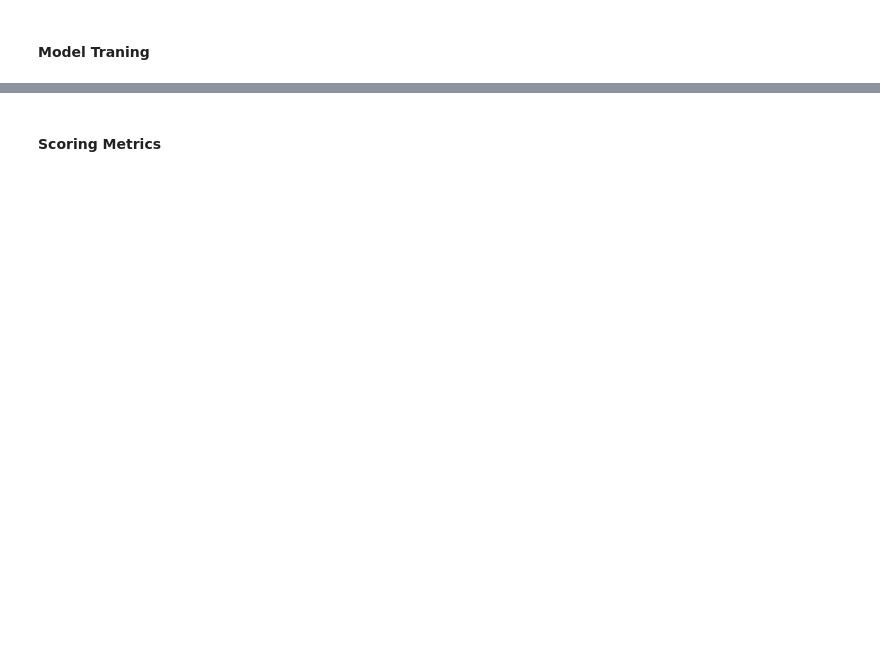
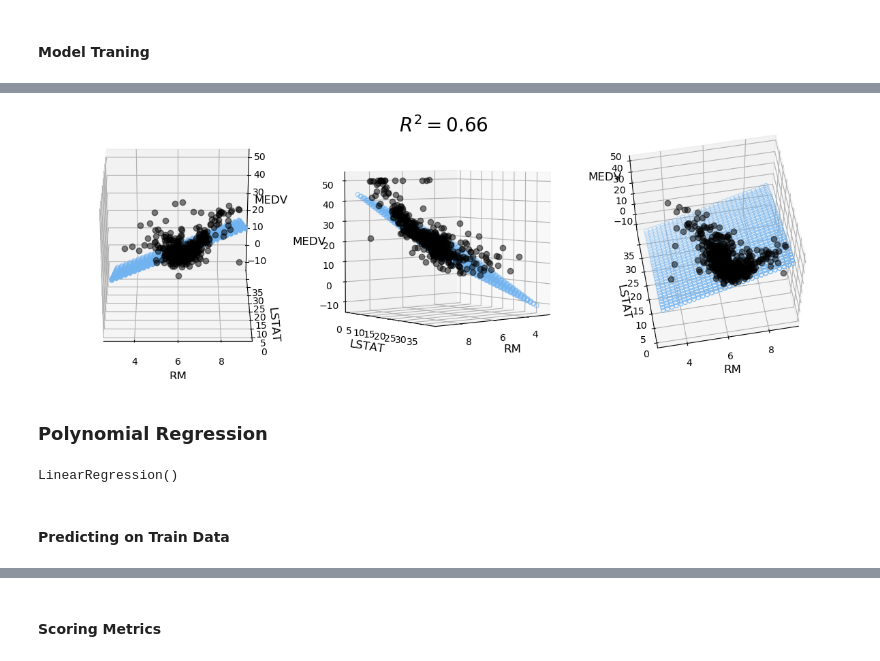
Before and after one commit to PrynsTag/Machine-Learning-Journey, a Jupyter notebook: 01 - Linear Regression/Linear Regression Exercise.ipynb, the cells around one changed output, grey strips where cells are left out. Saved outputs shown, nothing was run; the diff lists cells and outputs as text; code cells hidden in the pictures; blank space fills up the shorter version.

```diff
--- a/01 - Linear Regression/Linear Regression Exercise.ipynb
+++ b/01 - Linear Regression/Linear Regression Exercise.ipynb
@@ -194,0 +256,30 @@ predicted = regressor.predict(model_viz)
+# %%
+plt.style.use("default")
+
+fig = plt.figure(figsize=(12, 4))
+
+ax1 = fig.add_subplot(131, projection="3d")
+ax2 = fig.add_subplot(132, projection="3d")
+ax3 = fig.add_subplot(133, projection="3d")
+
+axes = [ax1, ax2, ax3]
+
+for ax in axes:
+    ax.plot(x, y, z, color="k", zorder=15, linestyle="none", marker="o", alpha=0.5)
+    ax.scatter(xx_pred.flatten(), yy_pred.flatten(), predicted, facecolor=(0,0,0,0), s=20, edgecolor="#70b3f0")
+    ax.set_xlabel("RM", fontsize=12)
+    ax.set_ylabel("LSTAT", fontsize=12)
+    ax.set_zlabel("MEDV", fontsize=12)
+    ax.locator_params(nbins=4, axis="x")
+    ax.locator_params(nbins=5, axis="x")
+
+ax1.view_init(elev=28, azim=-90)
+ax2.view_init(elev=4, azim=51)
+ax3.view_init(elev=60, azim=-100)
+
+fig.suptitle("$R^2 = %.2f$" % r2_test, fontsize=20)
+
+fig.tight_layout()
+fig.savefig("3D_lin_reg.png")
+# %% [output]
+[figure, added]
@@ -194,0 +290,11 @@ predicted = regressor.predict(model_viz)
+# %% [markdown]
+### Polynomial Regression
+# %%
+poly_reg = PolynomialFeatures(degree=2)
+X_poly = poly_reg.fit_transform(X_train)
+lin_reg = LinearRegression()
+lin_reg.fit(X_poly, y_train)
+# %% [output]
+LinearRegression()
+# %% [markdown]
+#### Predicting on Train Data
```
Also changed, not shown: parts of 33 cells of this notebook.
